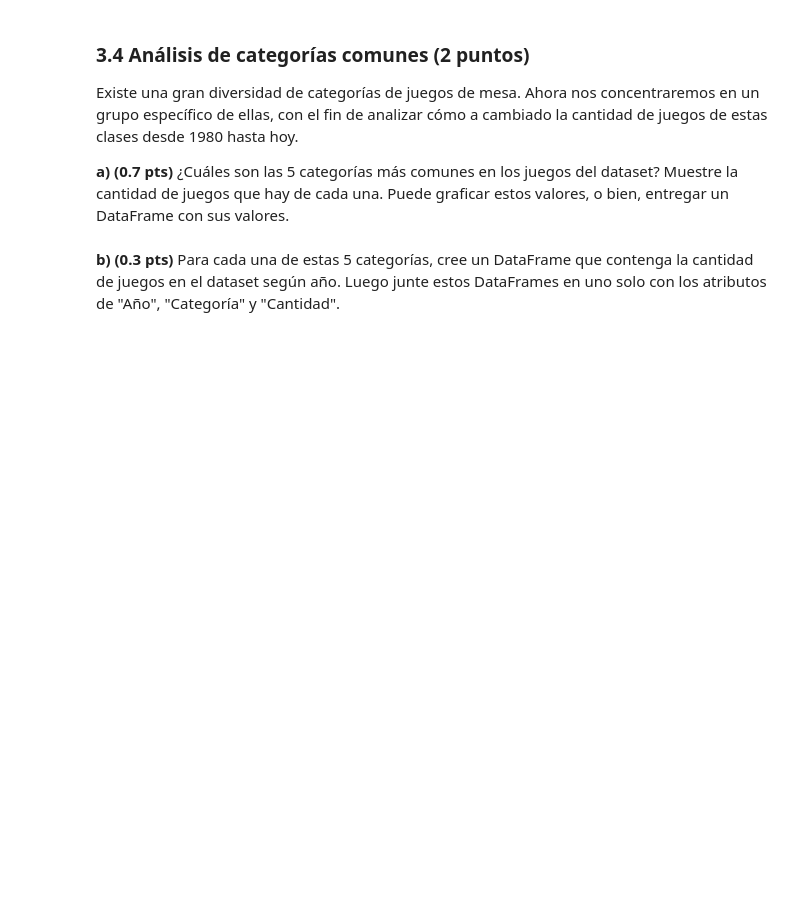
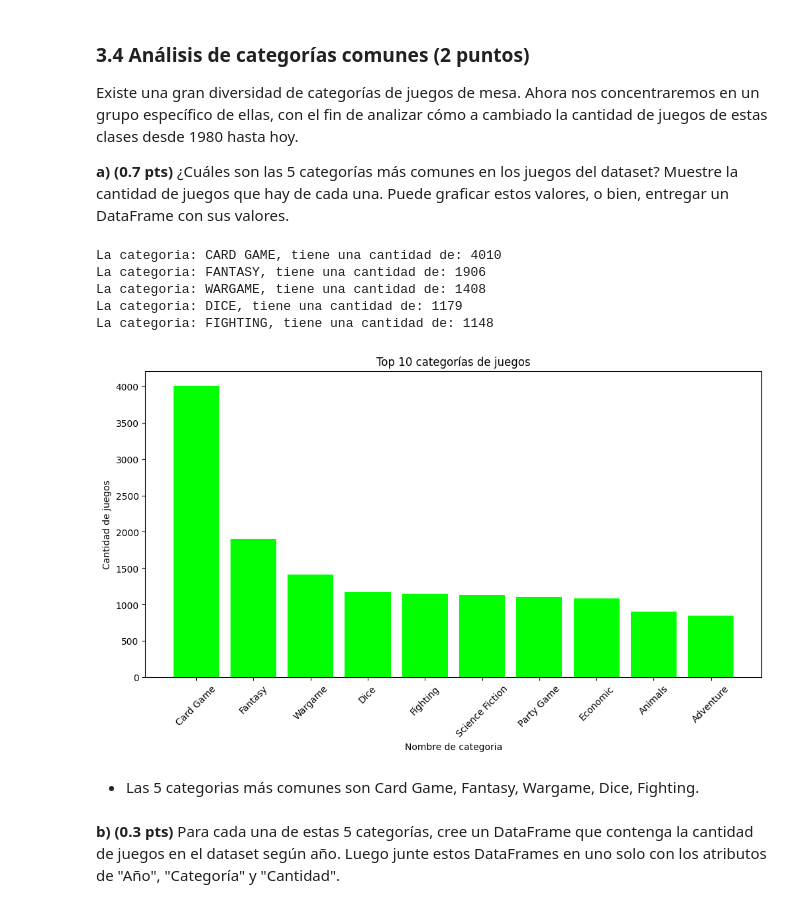
Before and after one commit to Fsli1822/IMT2200-Felipe-Serrano, a Jupyter notebook: Tarea_01/IMT2200-25s2 - Tarea 01.ipynb, the cells around one changed output. Saved outputs shown, nothing was run; the diff lists cells and outputs as text; code cells hidden in the pictures; blank space fills up the shorter version.

```diff
--- a/Tarea_01/IMT2200-25s2 - Tarea 01.ipynb
+++ b/Tarea_01/IMT2200-25s2 - Tarea 01.ipynb
@@ -218,5 +272,32 @@ Si bien hay muchas posibles características que podemos explorar para los juego
 Existe una gran diversidad de categorías de juegos de mesa. Ahora nos concentraremos en un grupo específico de ellas, con el fin de analizar cómo a cambiado la cantidad de juegos de estas clases desde 1980 hasta hoy.
 
 **a) (0.7 pts)** ¿Cuáles son las 5 categorías más comunes en los juegos del dataset? Muestre la cantidad de juegos que hay de cada una. Puede graficar estos valores, o bien, entregar un DataFrame con sus valores.
+# %%
+categorias = dataframe_limpio["category"].dropna().str.split(", ")
+
+categorias = categorias.explode()
+
+juegos_por_tipo = categorias.value_counts().head(10) #Coloque el top 10 para ver más datos
+top_5_por_tipo = categorias.value_counts().head(5)
+
+for categoria, cantidad in top_5_por_tipo.items():
+    print(f"La categoria: {categoria.upper()}, tiene una cantidad de: {cantidad}")
+
+plt.figure(figsize=(12, 6))
+plt.bar(juegos_por_tipo.index, juegos_por_tipo.values, color="lime")
+plt.xticks(rotation=45)
+plt.title("Top 10 categorías de juegos")
+plt.xlabel("Nombre de categoria")
+plt.ylabel("Cantidad de juegos")
+plt.show()
+# %% [output]
+La categoria: CARD GAME, tiene una cantidad de: 4010
+La categoria: FANTASY, tiene una cantidad de: 1906
+La categoria: WARGAME, tiene una cantidad de: 1408
+La categoria: DICE, tiene una cantidad de: 1179
+La categoria: FIGHTING, tiene una cantidad de: 1148
+[figure, added]
+# %% [markdown]
+* Las 5 categorias más comunes son Card Game, Fantasy, Wargame, Dice, Fighting.
 # %% [markdown]
 **b) (0.3 pts)** Para cada una de estas 5 categorías, cree un DataFrame que contenga la cantidad de juegos en el dataset según año. Luego junte estos DataFrames en uno solo con los atributos de "Año", "Categoría" y "Cantidad".
```
Also changed, not shown: parts of 24 cells of this notebook, 2 other files.
